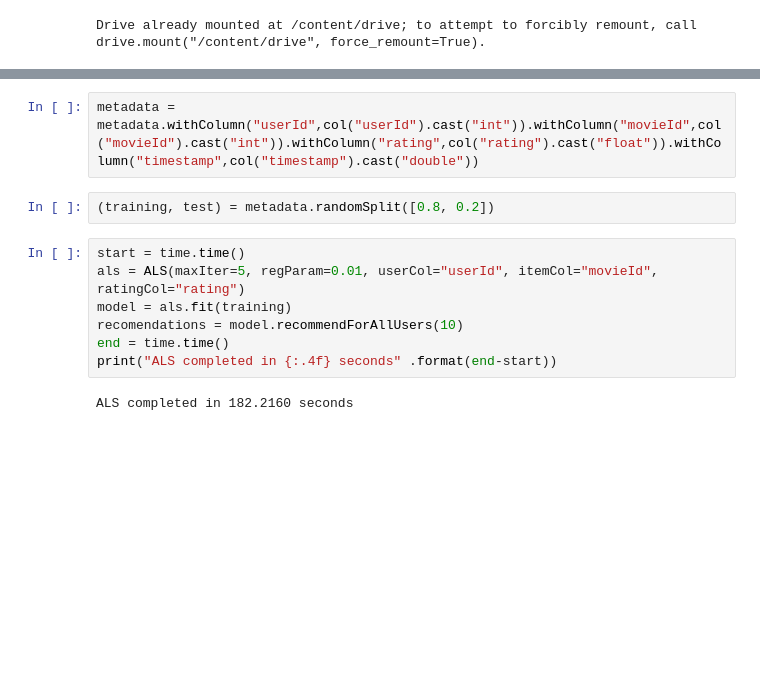
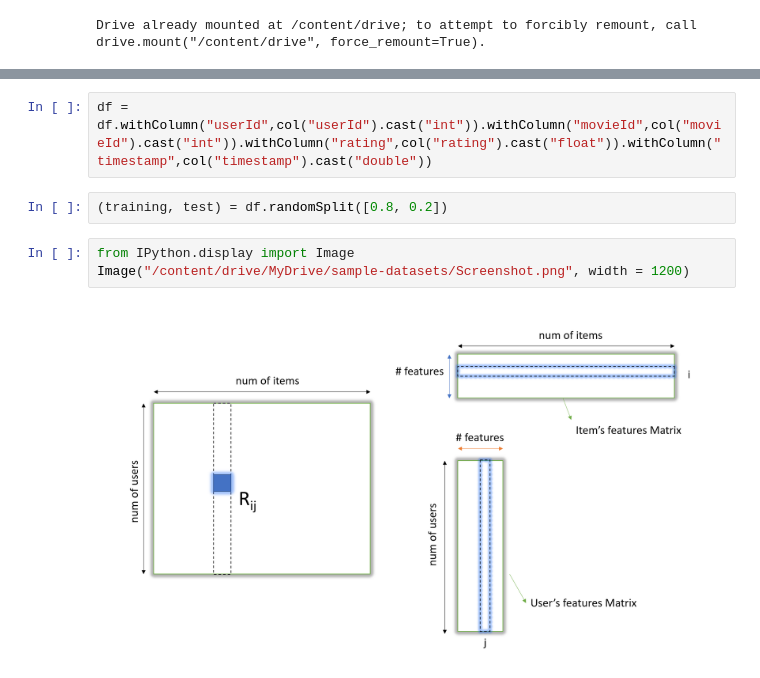
Before and after one commit to lqcgithub/BigData, a Jupyter notebook: Spark_Recommender_System.ipynb, the cells around one changed output, grey strips where cells are left out. Saved outputs shown, nothing was run; the diff lists cells and outputs as text; blank space fills up the shorter version.

```diff
--- a/Spark_Recommender_System.ipynb
+++ b/Spark_Recommender_System.ipynb
@@ -52,13 +40,9 @@ only showing top 20 rows
 # %%
-metadata = metadata.withColumn("userId",col("userId").cast("int")).withColumn("movieId",col("movieId").cast("int")).withColumn("rating",col("rating").cast("float")).withColumn("timestamp",col("timestamp").cast("double"))
+df = df.withColumn("userId",col("userId").cast("int")).withColumn("movieId",col("movieId").cast("int")).withColumn("rating",col("rating").cast("float")).withColumn("timestamp",col("timestamp").cast("double"))
 # %%
-(training, test) = metadata.randomSplit([0.8, 0.2])
+(training, test) = df.randomSplit([0.8, 0.2])
-# %%
-start = time.time()
-als = ALS(maxIter=5, regParam=0.01, userCol="userId", itemCol="movieId", ratingCol="rating")
-model = als.fit(training)
-recomendations = model.recommendForAllUsers(10)
-end = time.time()
-print("ALS completed in {:.4f} seconds" .format(end-start))
-# %% [output]
-ALS completed in 182.2160 seconds
+# %%
+from IPython.display import Image
+Image("/content/drive/MyDrive/sample-datasets/Screenshot.png", width = 1200)
+# %% [output]
+[figure, added]
```
Also changed, not shown: parts of 15 cells of this notebook.
